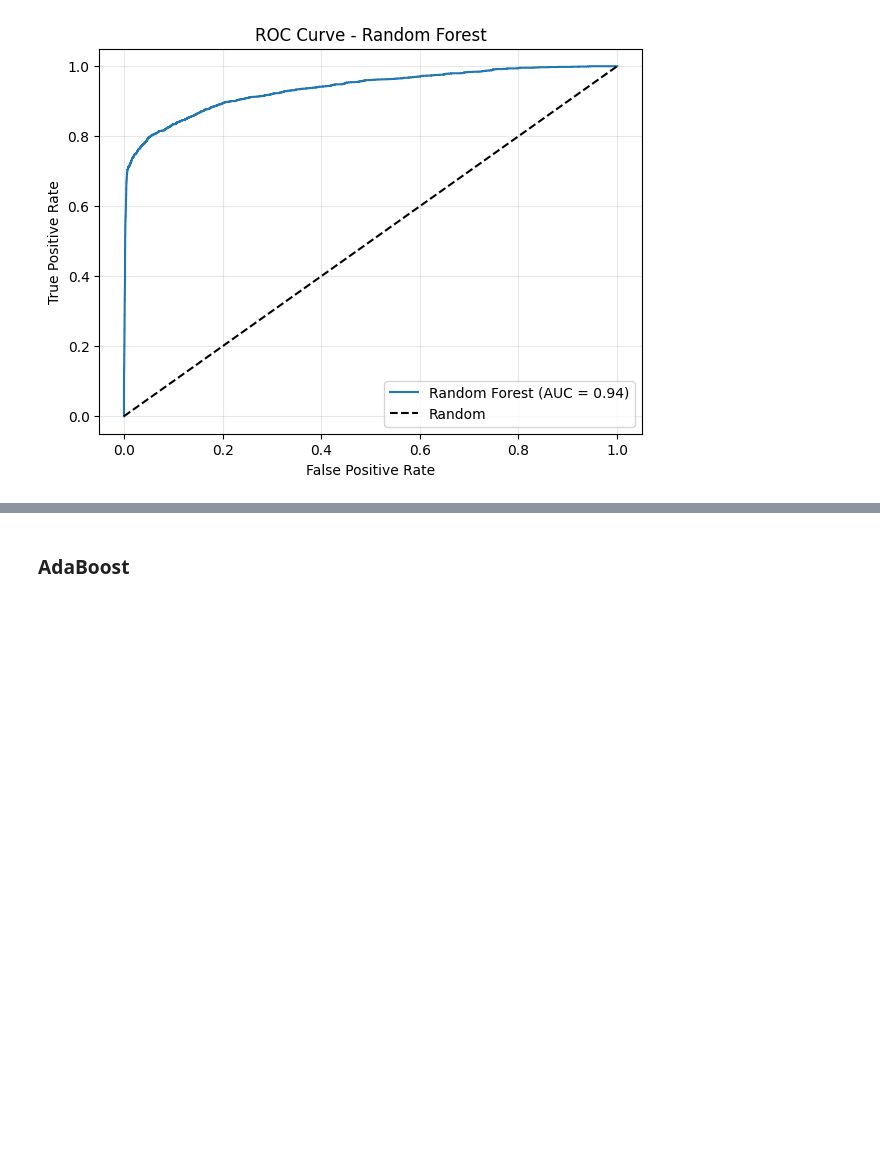
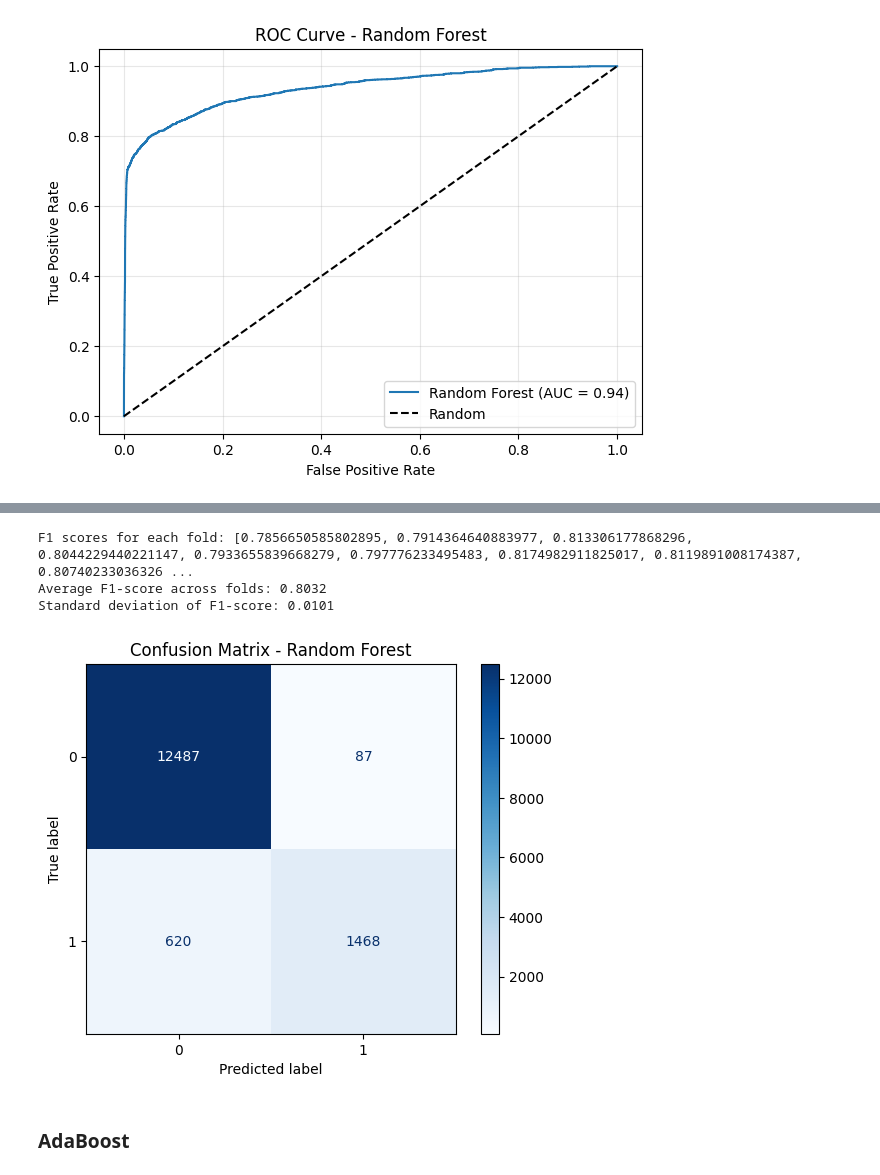
Before and after one commit to alexandre2004costa/IA_project2, a Jupyter notebook: main.ipynb, the cells around one changed output, grey strips where cells are left out. Drawn from its saved outputs; the diff is of its cells as text; code cells hidden in the pictures; blank space fills up the shorter version.

```diff
--- a/main.ipynb
+++ b/main.ipynb
@@ -751,3 +823,65 @@ plt.show()
+# %%
+from sklearn.metrics import f1_score
+from sklearn.model_selection import StratifiedKFold
+import numpy as np
+
+# Create stratified k-fold cross-validator
+cv = StratifiedKFold(n_splits=10, shuffle=True, random_state=42)
+
+# Initialize list to store F1 scores
+f1_scores = []
+
+# Get best Random Forest model from earlier grid search
+best_rf = grid_search_rf.best_estimator_
+
+# Calculate F1-score using cross-validation
+for train_idx, test_idx in cv.split(all_inputs, all_labels):
+    # Split the data
+    X_train, X_test = all_inputs[train_idx], all_inputs[test_idx]
+    y_train, y_test = all_labels[train_idx], all_labels[test_idx]
+
+    # Train and predict
+    best_rf.fit(X_train, y_train)
+    y_pred = best_rf.predict(X_test)
+
+    # Calculate F1 score
+    f1 = f1_score(y_test, y_pred)
+    f1_scores.append(f1)
+
+print("F1 scores for each fold:", f1_scores)
+print(f"Average F1-score across folds: {np.mean(f1_scores):.4f}")
+print(f"Standard deviation of F1-score: {np.std(f1_scores):.4f}")
+# %% [output]
+F1 scores for each fold: [0.7856650585802895, 0.7914364640883977, 0.813306177868296, 0.8044229440221147, 0.7933655839668279, 0.797776233495483, 0.8174982911825017, 0.8119891008174387, 0.80740233036326 ...
+Average F1-score across folds: 0.8032
+Standard deviation of F1-score: 0.0101
+# %%
+from sklearn.metrics import confusion_matrix, ConfusionMatrixDisplay
+from sklearn.model_selection import train_test_split
+import matplotlib.pyplot as plt
+
+# Split the data into training and testing sets
+X_train, X_test, y_train, y_test = train_test_split(
+    all_inputs, all_labels, test_size=0.25, stratify=all_labels, random_state=42
+)
+
+# Get best Random Forest model from earlier grid search
+best_rf = grid_search_rf.best_estimator_
+
+# Train the model
+best_rf.fit(X_train, y_train)
+
+# Get predictions
+y_pred = best_rf.predict(X_test)
+
+# Compute and display confusion matrix
+cm = confusion_matrix(y_test, y_pred)
+disp = ConfusionMatrixDisplay(confusion_matrix=cm)
+disp.plot(cmap='Blues')
+plt.title("Confusion Matrix - Random Forest")
+plt.show()
+# %% [output]
+[figure, added]
 # %% [markdown]
 ### AdaBoost
 # %%
```
Also changed, not shown: parts of 17 cells of this notebook.
